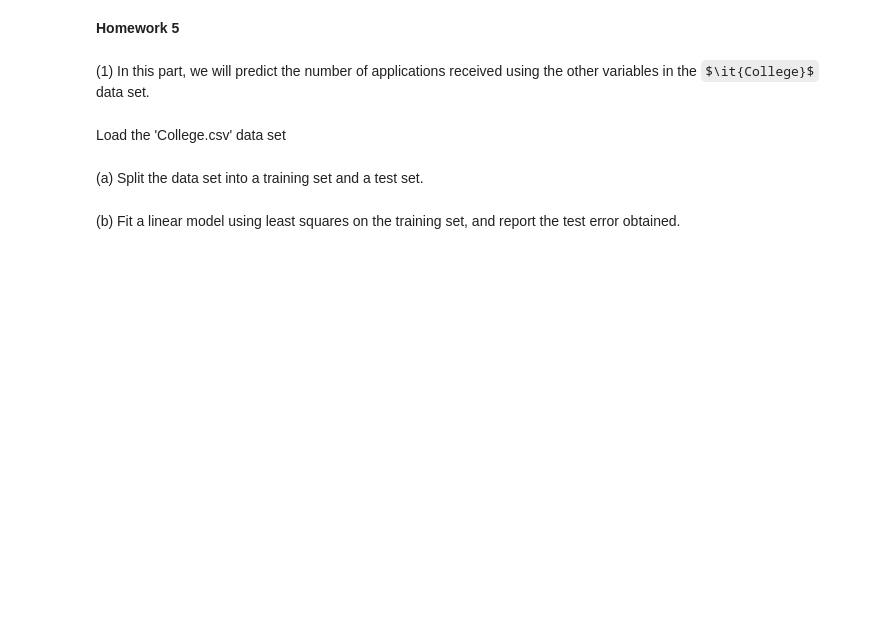
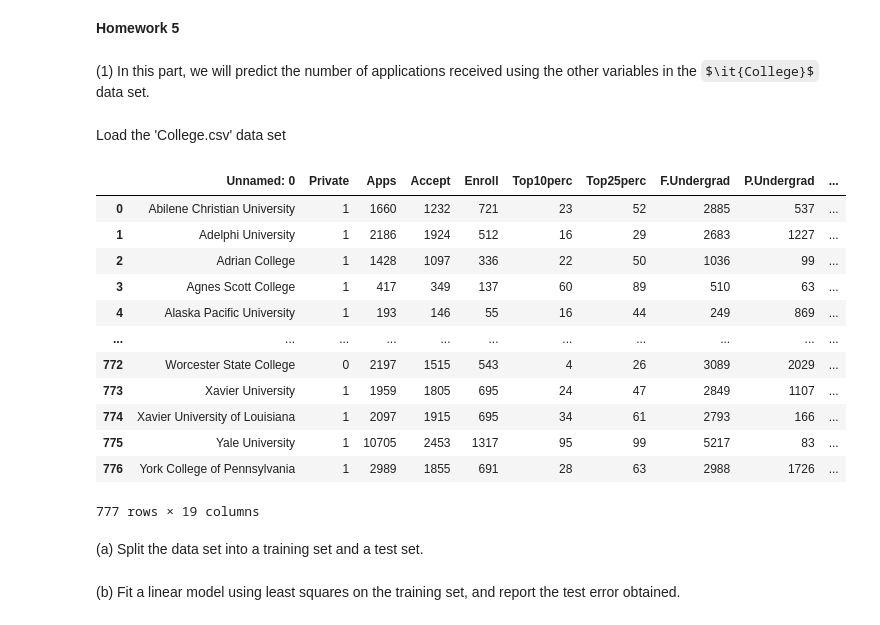
Before and after one commit to Humbll/MVE137, a Jupyter notebook: Assigment 5/HW5final.ipynb, the cells around one changed output. Cells and saved outputs as stored; diff of their text form; code cells hidden in the pictures; some formulas as TeX source; blank space fills up the shorter version.

```diff
--- a/Assigment 5/HW5final.ipynb
+++ b/Assigment 5/HW5final.ipynb
@@ -16,6 +16,21 @@ Load the 'College.csv' data set
 # %%
 df = pd.read_csv('College.csv')
 df['Private'] = df['Private'].map({'Yes': 1, 'No': 0})
+df.head(777)
+# %% [output]
+|  | Unnamed: 0 | Private | Apps | Accept | Enroll | Top10perc | Top25perc | F.Undergrad | P.Undergrad | ... |
+| 0 | Abilene Christian University | 1 | 1660 | 1232 | 721 | 23 | 52 | 2885 | 537 | ... |
+| 1 | Adelphi University | 1 | 2186 | 1924 | 512 | 16 | 29 | 2683 | 1227 | ... |
+| 2 | Adrian College | 1 | 1428 | 1097 | 336 | 22 | 50 | 1036 | 99 | ... |
+| 3 | Agnes Scott College | 1 | 417 | 349 | 137 | 60 | 89 | 510 | 63 | ... |
+| 4 | Alaska Pacific University | 1 | 193 | 146 | 55 | 16 | 44 | 249 | 869 | ... |
+| ... | ... | ... | ... | ... | ... | ... | ... | ... | ... | ... |
+| 772 | Worcester State College | 0 | 2197 | 1515 | 543 | 4 | 26 | 3089 | 2029 | ... |
+| 773 | Xavier University | 1 | 1959 | 1805 | 695 | 24 | 47 | 2849 | 1107 | ... |
+| 774 | Xavier University of Louisiana | 1 | 2097 | 1915 | 695 | 34 | 61 | 2793 | 166 | ... |
+| 775 | Yale University | 1 | 10705 | 2453 | 1317 | 95 | 99 | 5217 | 83 | ... |
+| 776 | York College of Pennsylvania | 1 | 2989 | 1855 | 691 | 28 | 63 | 2988 | 1726 | ... |
+777 rows × 19 columns
 # %% [markdown]
 (a) Split the data set into a training set and a test set.
 # %%
```
Also changed, not shown: parts of 6 cells of this notebook, 1 other file.
